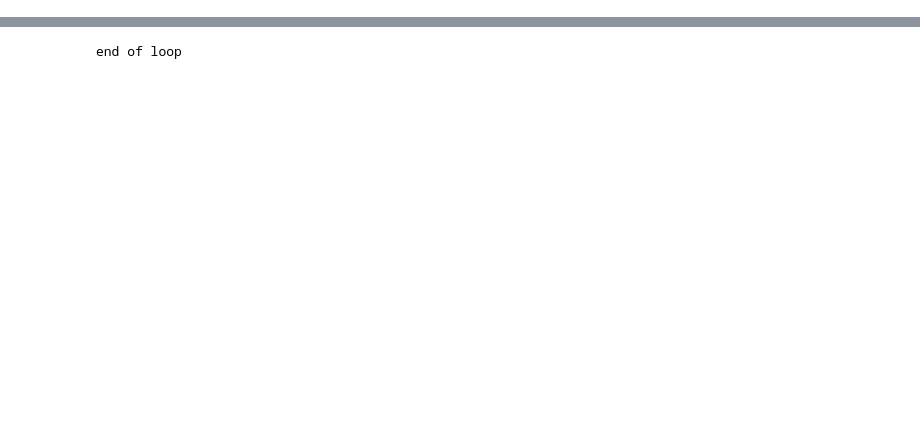
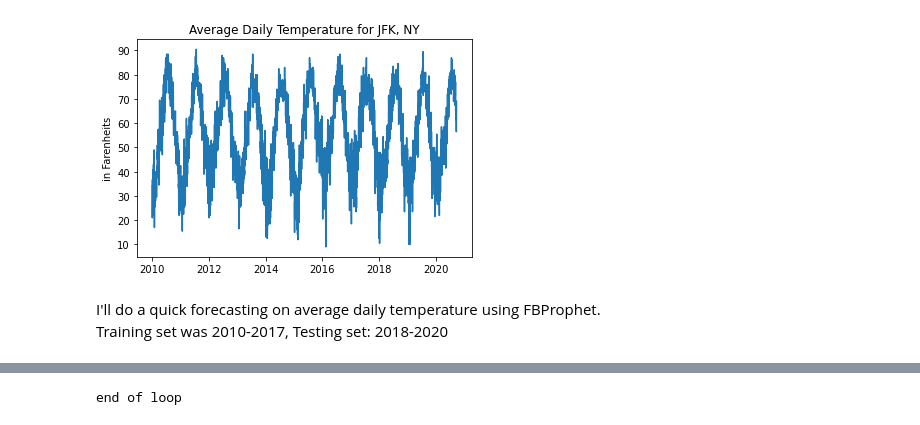
Before and after one commit to albertum1/Time_Series_MTABT, a Jupyter notebook: MTABT_models.ipynb, the cells around one changed output, grey strips where cells are left out. Cells and saved outputs as stored; diff of their text form; code cells hidden in the pictures; blank space fills up the shorter version.

```diff
--- a/MTABT_models.ipynb
+++ b/MTABT_models.ipynb
@@ -133,0 +183,11 @@ _df.head()
+# %%
+temperature = pd.read_csv('weather.csv', sep ='\t', engine ='python')
+temperature['datetime'] = pd.to_datetime(temperature['datetime'])
+plt.plot(temperature['datetime'], temperature['temp_average'])
+plt.title('Average Daily Temperature for JFK, NY');
+plt.ylabel('in Farenheits');
+# %% [output]
+[figure, added]
+# %% [markdown]
+I'll do a quick forecasting on average daily temperature using FBProphet. <br>
+Training set was 2010-2017, Testing set: 2018-2020
```
Also changed, not shown: parts of 66 cells of this notebook.
